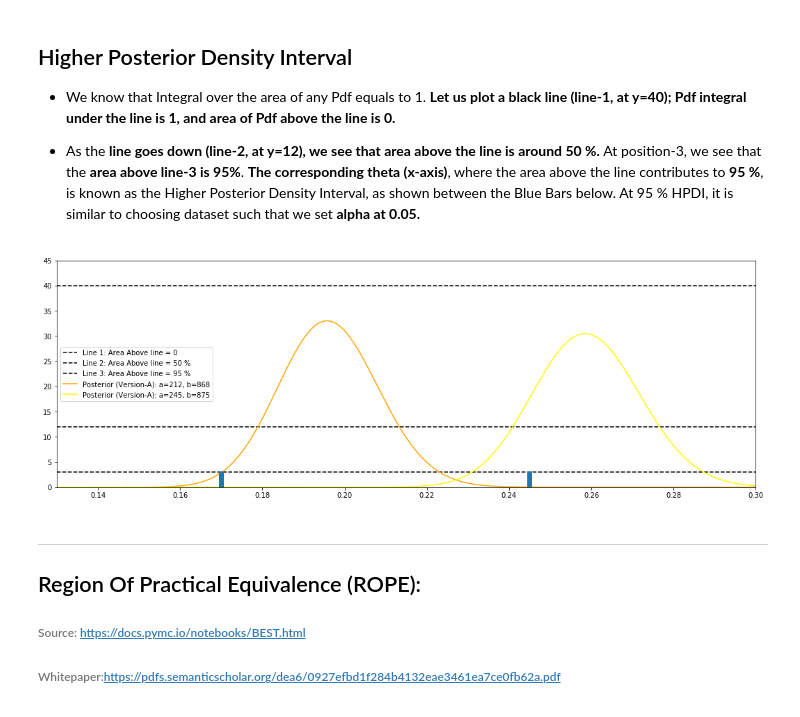
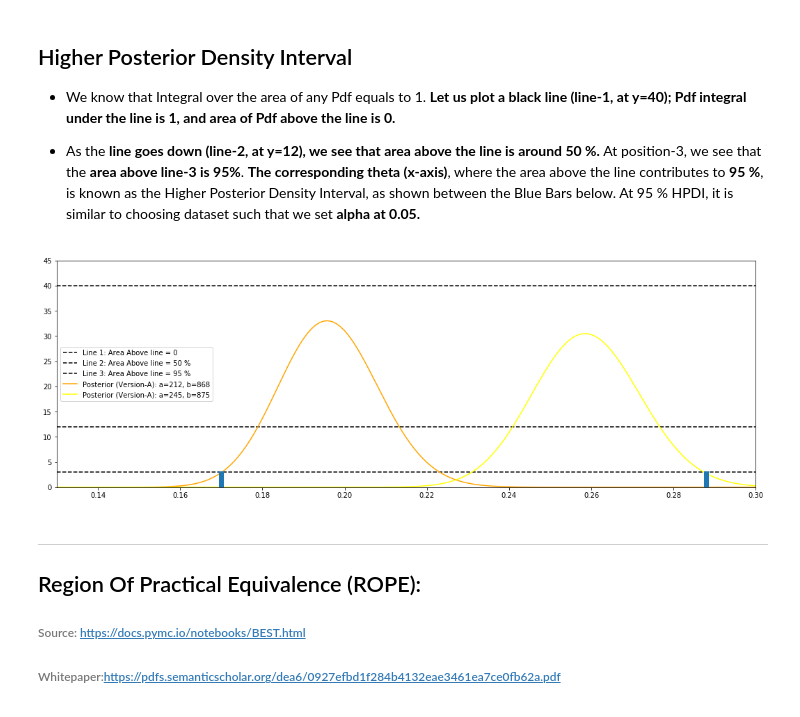
Before and after one commit to AdiVarma27/AdiVarma27.github.io, a Jupyter notebook: _jupyter/2020-04-13-Bayesian Thinking in AB Testing & Evaluation (ROPE, Effect Size and Lift).ipynb, the cells around one changed output. Cells and saved outputs as stored; diff of their text form; code cells hidden in the pictures.

```diff
--- a/_jupyter/2020-04-13-Bayesian Thinking in AB Testing & Evaluation (ROPE, Effect Size and Lift).ipynb
+++ b/_jupyter/2020-04-13-Bayesian Thinking in AB Testing & Evaluation (ROPE, Effect Size and Lift).ipynb
@@ -227,22 +227,22 @@ df
 # %%
 plt.figure(figsize=(18,6));x = np.arange(0,1,0.001)
 
 ya = beta.pdf(x, updated_alpha_version_a, updated_beta_version_a);
 plt.axhline(40, color='black', linestyle='dashed', label='Line 1: Area Above line = 0');
 plt.axhline(12, color='black', linestyle='dashed', label='Line 2: Area Above line = 50 %');
 plt.axhline(3, color='black', linestyle='dashed', label='Line 3: Area Above line = 95 % ');
 plt.plot(x, ya, label='Posterior (Version-A): a=212, b=868',c='orange');
 
 yb = beta.pdf(x, updated_alpha_version_b, updated_beta_version_b);
 plt.plot(x, yb, label='Posterior (Version-A): a=245, b=875',c='yellow');
 
-plt.axvline(0.17, ymax=0.06, linewidth=7);plt.axvline(0.245, ymax=0.06, linewidth=7);
+plt.axvline(0.17, ymax=0.06, linewidth=7);plt.axvline(0.288, ymax=0.06, linewidth=7);
 
 plt.xlim(0.13,0.3);plt.ylim(0,45);
 plt.legend();
 plt.show()
 # %% [output]
-[figure, old version]
+[figure, new version]
 # %% [markdown]
 <hr>
 
```
Also changed, not shown: parts of 2 cells of this notebook.
